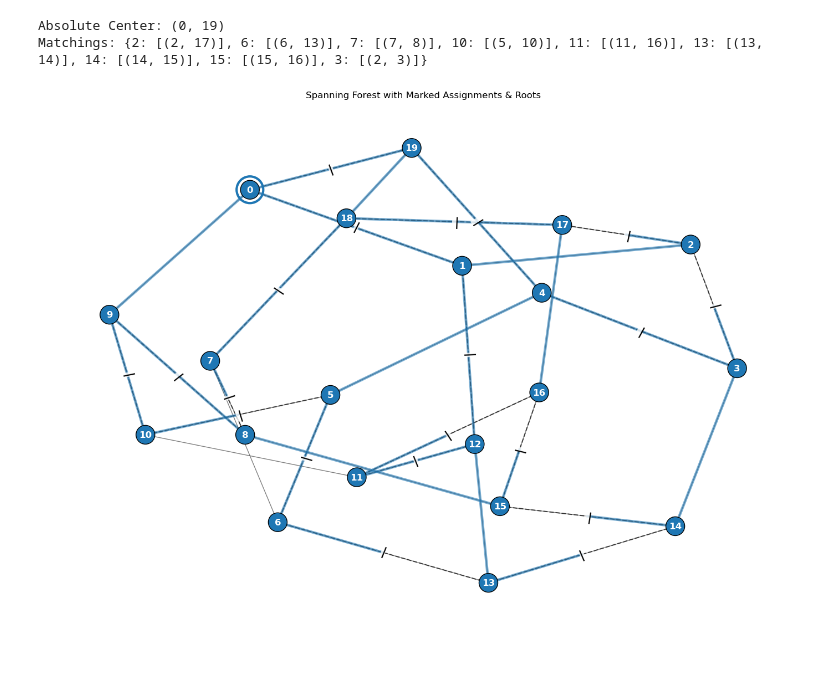
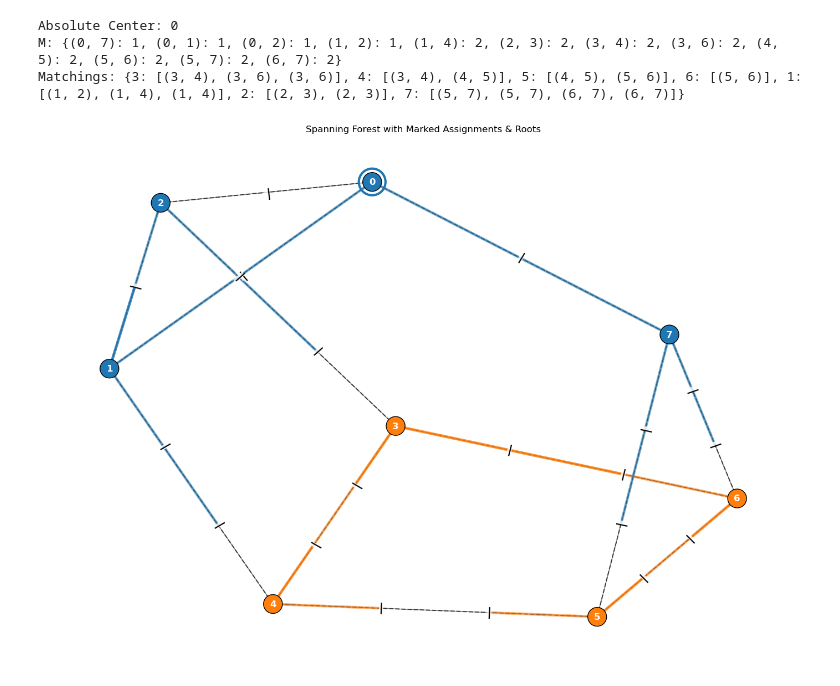
Before and after one commit to boldar99/FT-circuit-synthesis-ZX, a Jupyter notebook: experimental/minimum_distance_spanning_tree.ipynb, the cells around one changed output. Saved outputs shown, nothing was run; the diff lists cells and outputs as text; code cells hidden in the pictures.

```diff
--- a/experimental/minimum_distance_spanning_tree.ipynb
+++ b/experimental/minimum_distance_spanning_tree.ipynb
@@ -76,18 +87,18 @@ Resulting MDST Diameter: 13
 # %%
-from spidercat.draw import draw_spanning_forest_solution
-from spidercat.spanning_tree import find_min_height_roots, match_forest_leaves_to_marked_edges
-from spidercat.utils import load_solution_triplet
 
-grf, forest, M, matchings = load_solution_triplet(20, 5, 1)
+
+grf, forest, M, matchings = load_solution_triplet(20, 2, 2)
 tree, center, radius = find_mdst(grf)
 print(f"Absolute Center: {center}")
 
 matchings = match_forest_leaves_to_marked_edges(grf, tree, M)
+print(f"M: {M}")
 print(f"Matchings: {matchings}")
-draw_spanning_forest_solution(grf, tree, M, matchings, {0: center[0] if isinstance(center, tuple) else center})
+draw_spanning_forest_solution(grf, forest, M, matchings, {0: center[0] if isinstance(center, tuple) else center})
 # %% [output]
-Absolute Center: (0, 19)
-Matchings: {2: [(2, 17)], 6: [(6, 13)], 7: [(7, 8)], 10: [(5, 10)], 11: [(11, 16)], 13: [(13, 14)], 14: [(14, 15)], 15: [(15, 16)], 3: [(2, 3)]}
+Absolute Center: 0
+M: {(0, 7): 1, (0, 1): 1, (0, 2): 1, (1, 2): 1, (1, 4): 2, (2, 3): 2, (3, 4): 2, (3, 6): 2, (4, 5): 2, (5, 6): 2, (5, 7): 2, (6, 7): 2}
+Matchings: {3: [(3, 4), (3, 6), (3, 6)], 4: [(3, 4), (4, 5)], 5: [(4, 5), (5, 6)], 6: [(5, 6)], 1: [(1, 2), (1, 4), (1, 4)], 2: [(2, 3), (2, 3)], 7: [(5, 7), (5, 7), (6, 7), (6, 7)]}
-[figure, old version]
+[figure, new version]
 # %%
 from spidercat.circuit_extraction import extract_circuit_rooted
```
Also changed, not shown: parts of 7 cells of this notebook, 1 other file.
